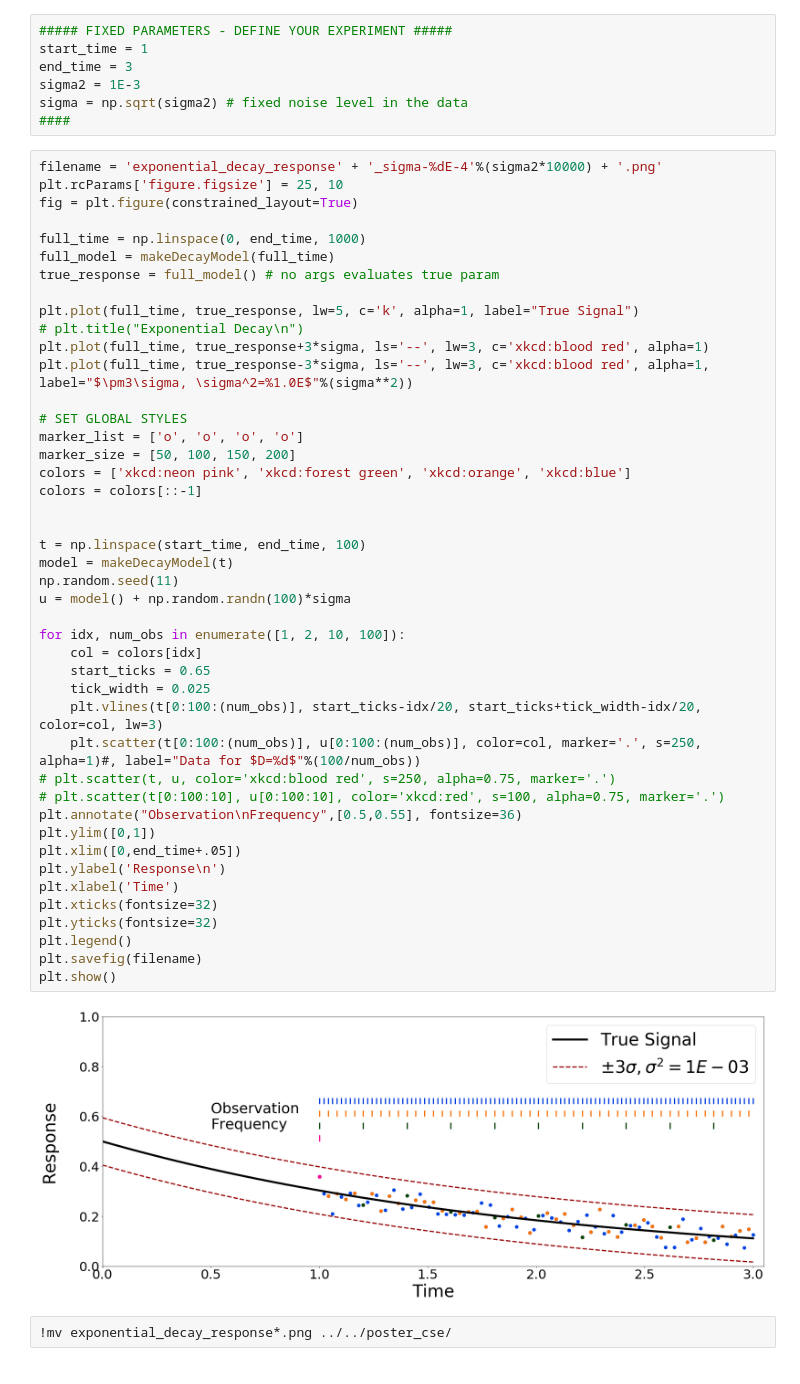
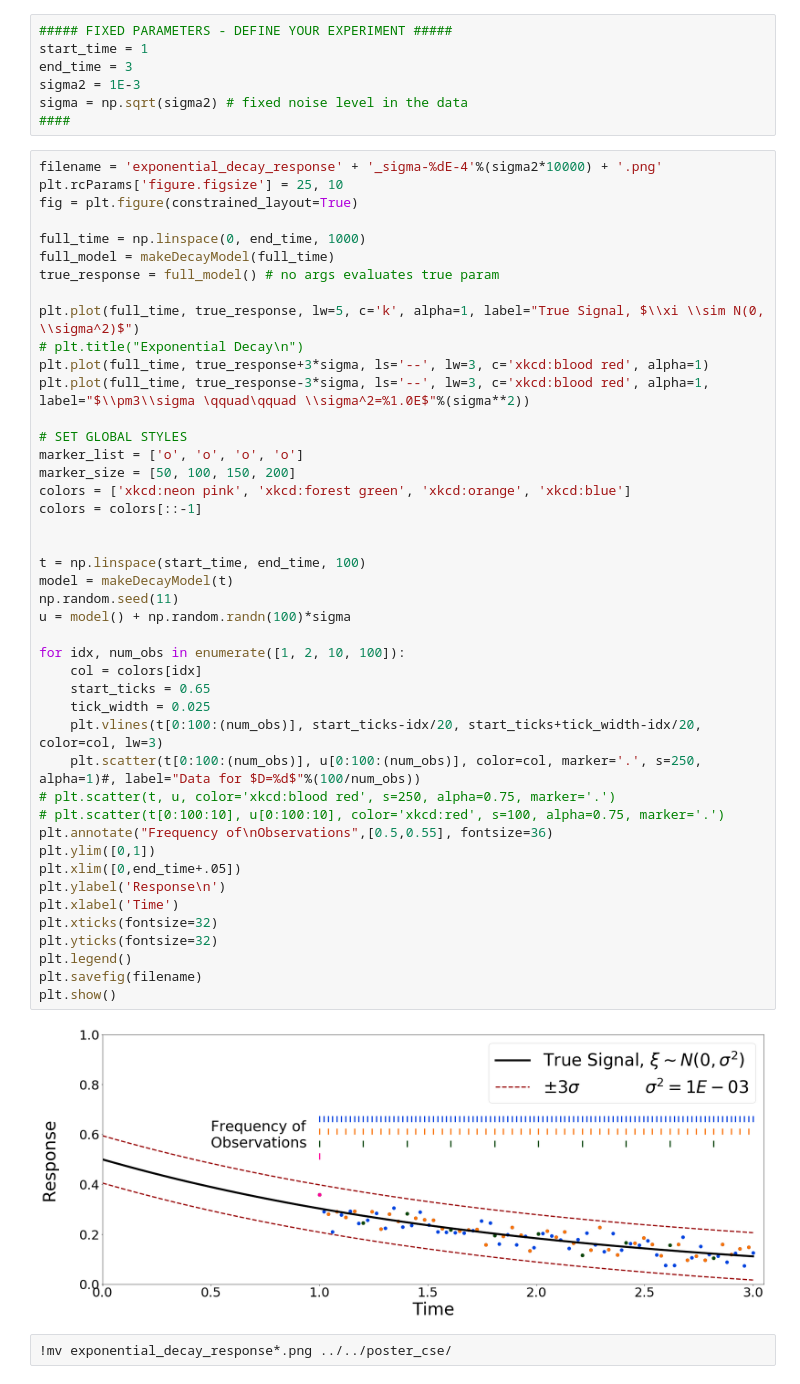
Before and after one commit to mathematicalmichael/poster_cse, a Jupyter notebook: SIAM_CSE19_Poster.ipynb, the cells around one changed output. Cells and saved outputs as stored; diff of their text form.

```diff
--- a/SIAM_CSE19_Poster.ipynb
+++ b/SIAM_CSE19_Poster.ipynb
@@ -98,43 +98,43 @@ full_time = np.linspace(0, end_time, 1000)
 full_model = makeDecayModel(full_time)
 true_response = full_model() # no args evaluates true param
 
-plt.plot(full_time, true_response, lw=5, c='k', alpha=1, label="True Signal")
+plt.plot(full_time, true_response, lw=5, c='k', alpha=1, label="True Signal, $\\xi \\sim N(0, \\sigma^2)$")
 # plt.title("Exponential Decay\n")
 plt.plot(full_time, true_response+3*sigma, ls='--', lw=3, c='xkcd:blood red', alpha=1)
-plt.plot(full_time, true_response-3*sigma, ls='--', lw=3, c='xkcd:blood red', alpha=1, label="$\pm3\sigma, \sigma^2=%1.0E$"%(sigma**2))
+plt.plot(full_time, true_response-3*sigma, ls='--', lw=3, c='xkcd:blood red', alpha=1, label="$\\pm3\\sigma \qquad\qquad \\sigma^2=%1.0E$"%(sigma**2))
 
 # SET GLOBAL STYLES
 marker_list = ['o', 'o', 'o', 'o']
 marker_size = [50, 100, 150, 200]
 colors = ['xkcd:neon pink', 'xkcd:forest green', 'xkcd:orange', 'xkcd:blue']
 colors = colors[::-1]
 
 
 t = np.linspace(start_time, end_time, 100)
 model = makeDecayModel(t)
 np.random.seed(11)
 u = model() + np.random.randn(100)*sigma
 
 for idx, num_obs in enumerate([1, 2, 10, 100]):
     col = colors[idx]
     start_ticks = 0.65
     tick_width = 0.025
     plt.vlines(t[0:100:(num_obs)], start_ticks-idx/20, start_ticks+tick_width-idx/20, color=col, lw=3)
     plt.scatter(t[0:100:(num_obs)], u[0:100:(num_obs)], color=col, marker='.', s=250, alpha=1)#, label="Data for $D=%d$"%(100/num_obs))
 # plt.scatter(t, u, color='xkcd:blood red', s=250, alpha=0.75, marker='.')
 # plt.scatter(t[0:100:10], u[0:100:10], color='xkcd:red', s=100, alpha=0.75, marker='.')
-plt.annotate("Observation\nFrequency",[0.5,0.55], fontsize=36)
+plt.annotate("Frequency of\nObservations",[0.5,0.55], fontsize=36)
 plt.ylim([0,1])
 plt.xlim([0,end_time+.05])
 plt.ylabel('Response\n')
 plt.xlabel('Time')
 plt.xticks(fontsize=32)
 plt.yticks(fontsize=32)
 plt.legend()
 plt.savefig(filename)
 plt.show()
 # %% [output]
-[figure, old version]
+[figure, new version]
 # %%
 !mv exponential_decay_response*.png ../../poster_cse/
 # %% [markdown]
```
Also changed, not shown: parts of 2 cells of this notebook, 6 other files.
